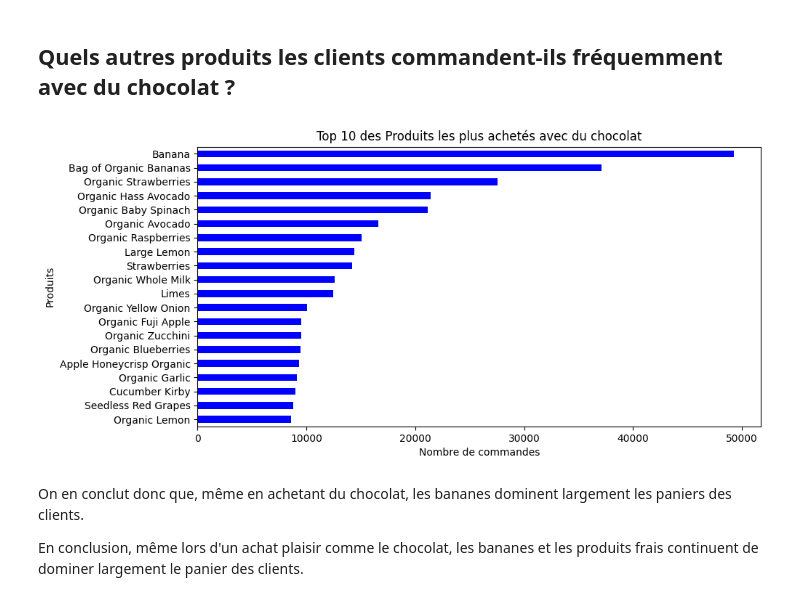
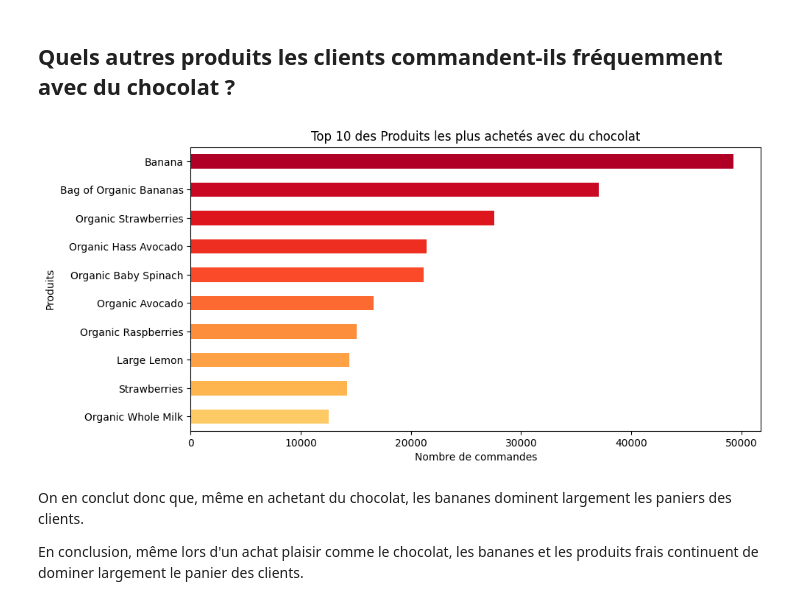
Before and after one commit to klasken/Nextbuy, a Jupyter notebook: notebook-marius.ipynb, the cells around one changed output. Saved outputs shown, nothing was run; the diff lists cells and outputs as text; code cells hidden in the pictures.

```diff
--- a/notebook-marius.ipynb
+++ b/notebook-marius.ipynb
@@ -119,23 +120,24 @@ plt.show()
 ## Quels autres produits les clients commandent-ils fréquemment avec du chocolat ?
 # %%
 df_chocolat = df_products[df_products["product_name"].str.contains("Chocolate", na=False)]
-
 df_chocolat_panier = pd.merge(df_chocolat, df_order_products, on="product_id")
 df_chocolat_final = df_chocolat_panier["order_id"]
 df_product_article = df_order_products[df_order_products["order_id"].isin(df_chocolat_final)]
 df_nom_finaux = pd.merge(df_product_article, df_products, on="product_id")
 
-produit_avec_chocolat = df_nom_finaux["product_name"].value_counts().head(20)
+produit_avec_chocolat = df_nom_finaux["product_name"].value_counts().head(10)
+
+couleurs = plt.cm.YlOrRd(np.linspace(0.9, 0.3, 10))
 
 plt.figure(figsize=(10, 5))
-produit_avec_chocolat.plot(kind="barh", color="blue")
+produit_avec_chocolat.plot(kind="barh", color=couleurs)
 plt.title("Top 10 des Produits les plus achetés avec du chocolat")
 plt.xlabel("Nombre de commandes")
 plt.ylabel("Produits")
 plt.gca().invert_yaxis()
 plt.show()
 # %% [output]
-[figure, old version]
+[figure, new version]
 # %% [markdown]
 On en conclut donc que, même en achetant du chocolat, les bananes dominent largement les paniers des clients.
 
```
Also changed, not shown: parts of 1 cell of this notebook.
